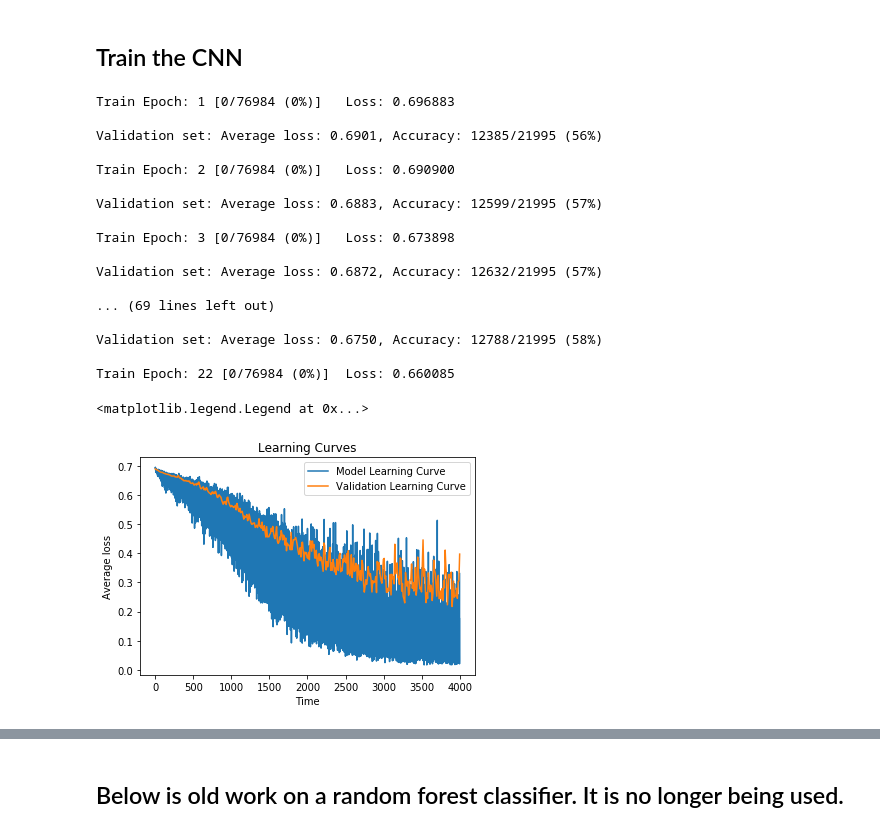
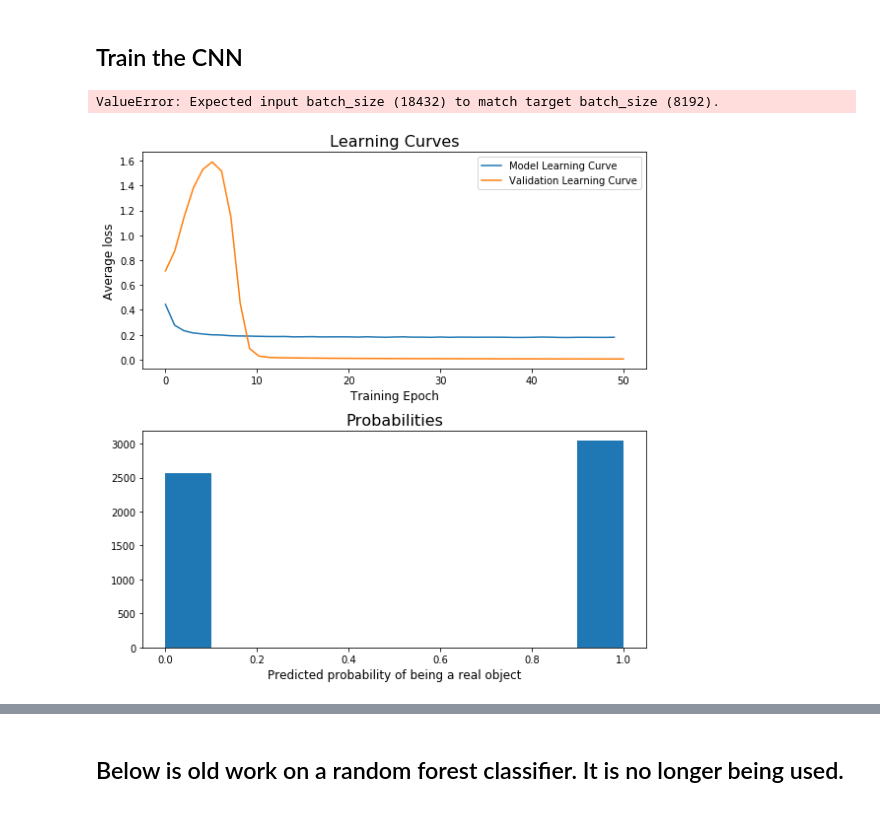
Before and after one commit to dirac-institute/kbmod, a Jupyter notebook: notebooks/ml_stamp_classifier.ipynb, the cells around one changed output, grey strips where cells are left out. Drawn from its saved outputs; the diff is of its cells as text; code cells hidden in the pictures.

```diff
--- a/notebooks/ml_stamp_classifier.ipynb
+++ b/notebooks/ml_stamp_classifier.ipynb
@@ -269,40 +299,25 @@ def main(seed=1, batch_size=64, test_batch_size=1000, lr=0.01, momentum=0.5, no_
     del(val_dataset)
     del(test_dataset)
 # %%
-model = main(save_model=True, lr=0.005, batch_size=8192, test_batch_size=8192, momentum=0.10, epochs=200)
+model = main(save_model=True, lr=0.01, batch_size=8192, test_batch_size=8192, momentum=0.80, epochs=50)
 # %% [output]
-Train Epoch: 1 [0/76984 (0%)]   Loss: 0.696883
-
-Validation set: Average loss: 0.6901, Accuracy: 12385/21995 (56%)
-
-Train Epoch: 2 [0/76984 (0%)]   Loss: 0.690900
-
-Validation set: Average loss: 0.6883, Accuracy: 12599/21995 (57%)
-
-Train Epoch: 3 [0/76984 (0%)]   Loss: 0.673898
-
-Validation set: Average loss: 0.6872, Accuracy: 12632/21995 (57%)
-
-... (69 lines left out)
-
-Validation set: Average loss: 0.6750, Accuracy: 12788/21995 (58%)
-
-Train Epoch: 22 [0/76984 (0%)]  Loss: 0.660085
+ValueError: Expected input batch_size (18432) to match target batch_size (8192).
 # %%
 # Plot the learning curves and output probability from the last validation batch
 import matplotlib.pyplot as plt
 valid_lc_x = np.linspace(0,len(learning_curve),len(validation_lc))
-plt.plot(learning_curve)
-plt.plot(valid_lc_x,validation_lc)
-plt.ylabel('Average loss')
-plt.xlabel('Time')
-plt.title('Learning Curves')
-plt.legend(['Model Learning Curve','Validation Learning Curve'])
-#plt.savefig('Learning_curve_400e.png')
+f, (ax1, ax2) = plt.subplots(2, 1, figsize=(8,8))
+ax1.plot(learning_curve)
+ax1.plot(valid_lc_x,validation_lc)
+ax1.set_ylabel('Average loss', fontsize=12)
+ax1.set_xlabel('Training Epoch', fontsize=12)
+ax1.set_title('Learning Curves', fontsize=16)
+ax1.legend(['Model Learning Curve','Validation Learning Curve'])
 
-plt.figure()
-_=plt.hist(np.e**output_probs[-1][:,1])
-plt.xlabel('Predicted probability of being a real object')
+_=ax2.hist(np.e**output_probs[-1][:,1],range=[0,1])
+ax2.set_xlabel('Predicted probability of being a real object', fontsize=12)
+ax2.set_title('Probabilities', fontsize=16)
+plt.tight_layout()
+#plt.savefig('Learning_curve_1000e.png')
 # %% [output]
-<matplotlib.legend.Legend at 0x...>
-[figure, old version]
+[figure, new version]
```
Also changed, not shown: parts of 15 cells of this notebook, 1 other file.
